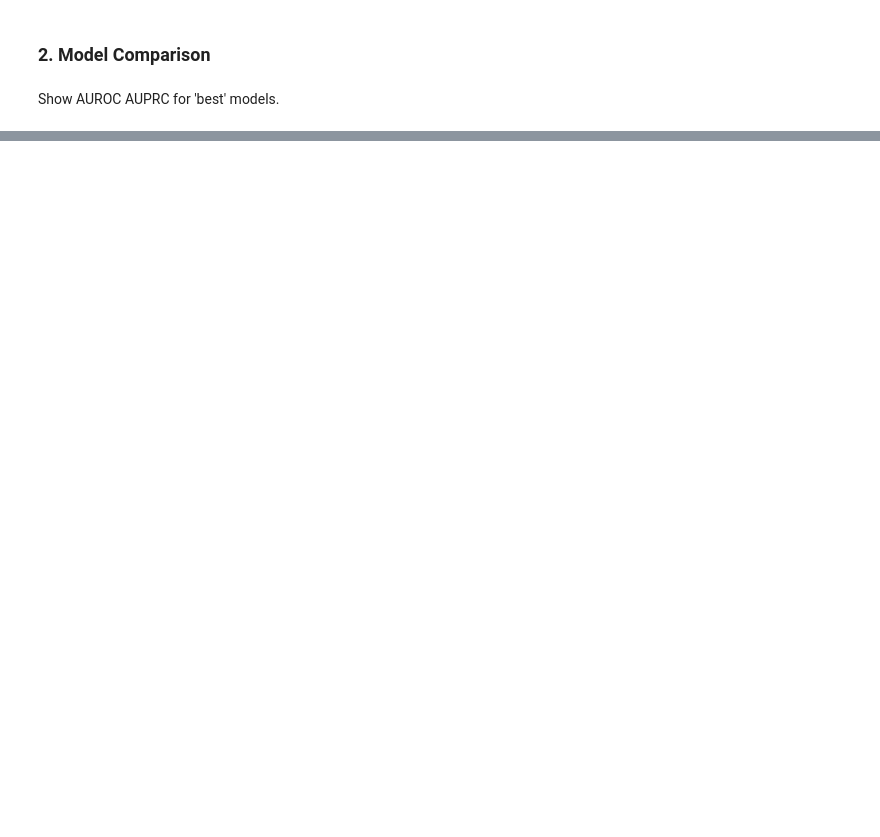
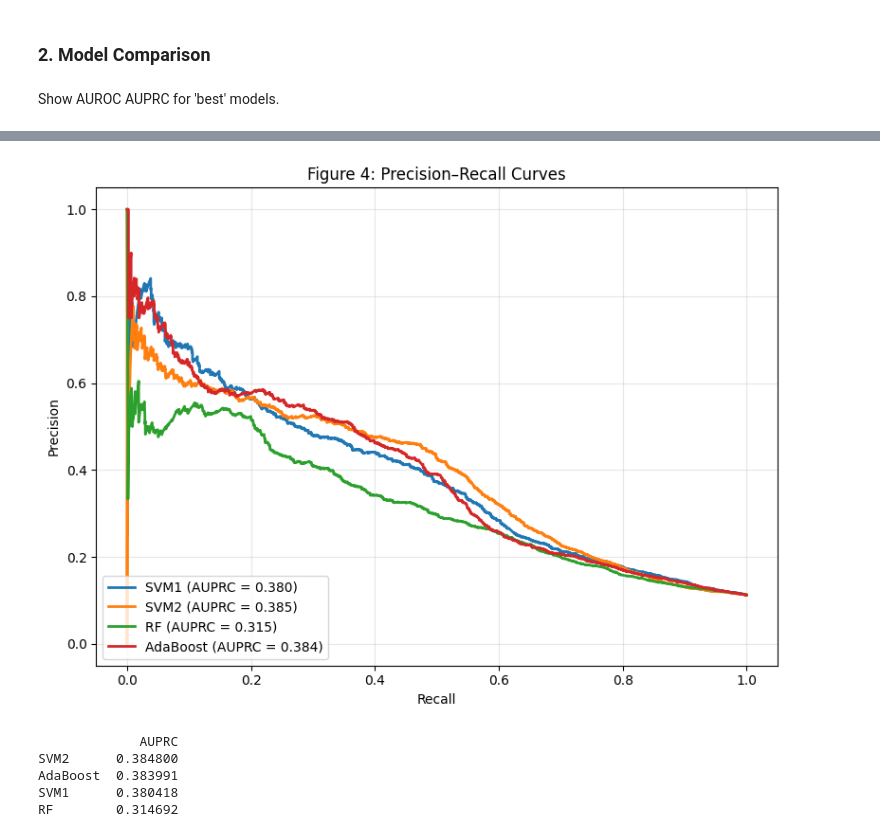
Before and after one commit to mcastro64/Data622, a Jupyter notebook: Assignment3/MC-Assignment3-SVM.ipynb, the cells around one changed output, grey strips where cells are left out. Saved outputs shown, nothing was run; the diff lists cells and outputs as text; code cells hidden in the pictures; blank space fills up the shorter version.

```diff
--- a/Assignment3/MC-Assignment3-SVM.ipynb
+++ b/Assignment3/MC-Assignment3-SVM.ipynb
@@ -431,2 +530,47 @@ SVM2      0.762381
 AdaBoost  0.754521
 RF        0.732431
+# %%
+# Plot AUPRC
+from sklearn.metrics import precision_recall_curve, average_precision_score
+
+auprc_results = {}
+
+plt.figure(figsize=(8, 6))
+
+for name, model in models.items():
+    # get model prediction scores
+    if hasattr(model, "predict_proba"):
+        y_scores = model.predict_proba(X_test)[:, 1]
+    elif hasattr(model, "decision_function"):
+        y_scores = model.decision_function(X_test)
+    else:
+        print(f"{name} cannot compute AUPRC (no probas or decision function)")
+        continue
+
+    # compute precision, recall
+    precision, recall, _ = precision_recall_curve(y_true, y_scores)
+    avg_precision = average_precision_score(y_true, y_scores)
+    auprc_results[name] = avg_precision
+
+    # plot PR curve
+    plt.plot(recall, precision, lw=2, label=f'{name} (AUPRC = {avg_precision:.3f})')
+
+# chart formatting
+plt.xlabel('Recall')
+plt.ylabel('Precision')
+plt.title('Figure 4: Precision–Recall Curves')
+plt.legend(loc='lower left')
+plt.grid(alpha=0.3)
+plt.tight_layout()
+plt.show()
+
+# create AUPRC summary table
+auprc_df = pd.DataFrame.from_dict(auprc_results, orient='index', columns=['AUPRC']).sort_values(by='AUPRC', ascending=False)
+print(auprc_df)
+# %% [output]
+[figure, added]
+             AUPRC
+SVM2      0.384800
+AdaBoost  0.383991
+SVM1      0.380418
+RF        0.314692
```
Also changed, not shown: parts of 13 cells of this notebook, 4 other files.
